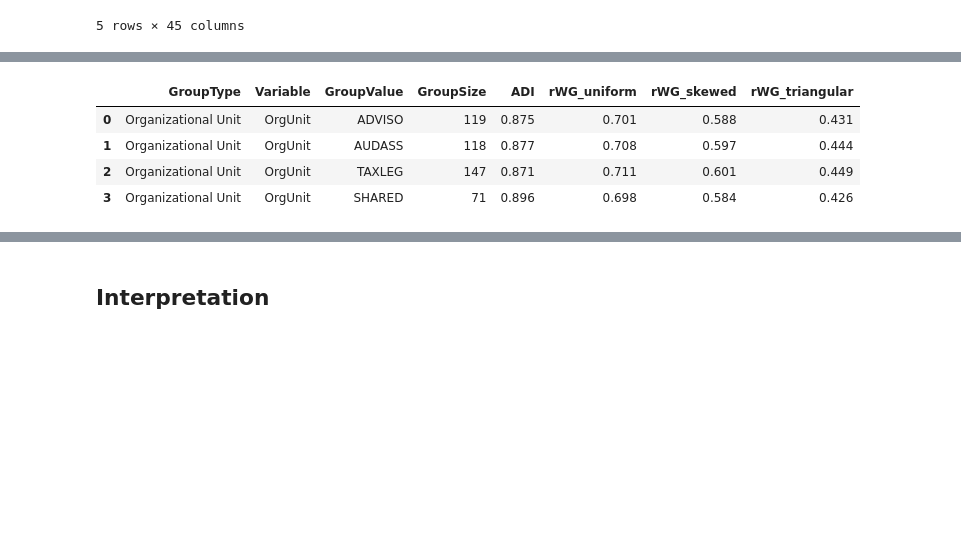
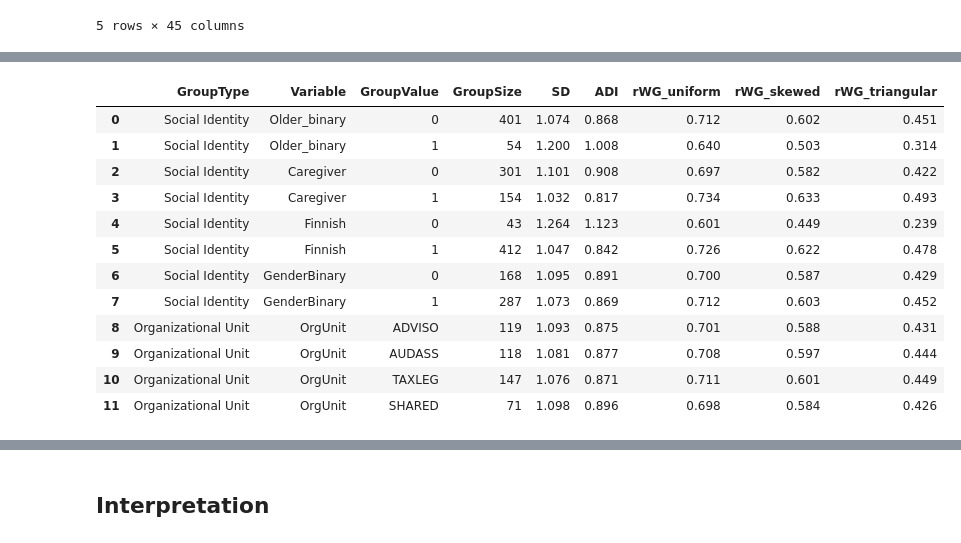
Before and after one commit to MrVincentVega/Climate-for-inclusion, a Jupyter notebook: rWG_ADI_2025.ipynb, the cells around one changed output, grey strips where cells are left out. Cells and saved outputs as stored; diff of their text form; code cells hidden in the pictures; blank space fills up the shorter version.

```diff
--- a/rWG_ADI_2025.ipynb
+++ b/rWG_ADI_2025.ipynb
@@ -93,41 +58,79 @@ social_df_multi_rwg
 # %%
-# --- Assign OrgUnit group labels from dummy columns ---
+# -- Social identity variables --
+social_identity_groups = {
+    "Older_binary": "Older_binary",
+    "Caregiver": "CAREGIVER",
+    "Finnish": "FINNISH",
+    "GenderBinary": "GenderBinary"
+}
+
+social_identity_results = []
+
+for var_label, var_name in social_identity_groups.items():
+    for group_value in [0, 1]:
+        group_data = df[df[var_name] == group_value]["CI14"]
+        if len(group_data) >= 3:
+            result = {
+                "GroupType": "Social Identity",
+                "Variable": var_label,
+                "GroupValue": group_value,
+                "GroupSize": len(group_data),
+                "SD": np.std(group_data, ddof=0),
+                "ADI": adi(group_data)
+            }
+            for label, sigma_sq in expected_vars.items():
+                result[label] = rwg_fixed(group_data, sigma_sq)
+            social_identity_results.append(result)
+
+social_df_sd = pd.DataFrame(social_identity_results)
+
+# -- Organizational Units --
 org_units = ['AUDASS', 'TAXLEG', 'ADVISO', 'SHARED']
 
 def get_org_unit(row):
     for unit in org_units:
         if row[unit] == 1:
             return unit
     return "Unknown"
 
 df["OrgUnit"] = df.apply(get_org_unit, axis=1)
 
-# --- Calculate metrics for each organizational unit ---
 org_unit_results = []
 
 for unit in df["OrgUnit"].unique():
     group_data = df[df["OrgUnit"] == unit]["CI14"]
-    result = {
-        "GroupType": "Organizational Unit",
-        "Variable": "OrgUnit",
-        "GroupValue": unit,
-        "GroupSize": len(group_data),
-        "ADI": adi(group_data)
-    }
-    # Add rWG values under each distributional assumption
-    for label, sigma_sq in expected_vars.items():
-        result[label] = rwg_fixed(group_data, sigma_sq)
-    org_unit_results.append(result)
+    if len(group_data) >= 3:
+        result = {
+            "GroupType": "Organizational Unit",
+            "Variable": "OrgUnit",
+            "GroupValue": unit,
+            "GroupSize": len(group_data),
+            "SD": np.std(group_data, ddof=0),
+            "ADI": adi(group_data)
+        }
+        for label, sigma_sq in expected_vars.items():
+            result[label] = rwg_fixed(group_data, sigma_sq)
+        org_unit_results.append(result)
 
-# --- Create and round the final DataFrame ---
-org_df_multi_rwg = pd.DataFrame(org_unit_results)
-org_df_multi_rwg = org_df_multi_rwg.round(3)
+org_df_sd = pd.DataFrame(org_unit_results)
 
-# --- Display the result ---
-org_df_multi_rwg
+# -- Combine and round results --
+results_df = pd.concat([social_df_sd, org_df_sd], ignore_index=True)
+results_df = results_df.round(3)
+
+# -- View the final results --
+results_df
 # %% [output]
-|  | GroupType | Variable | GroupValue | GroupSize | ADI | rWG_uniform | rWG_skewed | rWG_triangular |
-| 0 | Organizational Unit | OrgUnit | ADVISO | 119 | 0.875 | 0.701 | 0.588 | 0.431 |
-| 1 | Organizational Unit | OrgUnit | AUDASS | 118 | 0.877 | 0.708 | 0.597 | 0.444 |
-| 2 | Organizational Unit | OrgUnit | TAXLEG | 147 | 0.871 | 0.711 | 0.601 | 0.449 |
-| 3 | Organizational Unit | OrgUnit | SHARED | 71 | 0.896 | 0.698 | 0.584 | 0.426 |
+|  | GroupType | Variable | GroupValue | GroupSize | SD | ADI | rWG_uniform | rWG_skewed | rWG_triangular |
+| 0 | Social Identity | Older_binary | 0 | 401 | 1.074 | 0.868 | 0.712 | 0.602 | 0.451 |
+| 1 | Social Identity | Older_binary | 1 | 54 | 1.200 | 1.008 | 0.640 | 0.503 | 0.314 |
+| 2 | Social Identity | Caregiver | 0 | 301 | 1.101 | 0.908 | 0.697 | 0.582 | 0.422 |
+| 3 | Social Identity | Caregiver | 1 | 154 | 1.032 | 0.817 | 0.734 | 0.633 | 0.493 |
+| 4 | Social Identity | Finnish | 0 | 43 | 1.264 | 1.123 | 0.601 | 0.449 | 0.239 |
+| 5 | Social Identity | Finnish | 1 | 412 | 1.047 | 0.842 | 0.726 | 0.622 | 0.478 |
+| 6 | Social Identity | GenderBinary | 0 | 168 | 1.095 | 0.891 | 0.700 | 0.587 | 0.429 |
+| 7 | Social Identity | GenderBinary | 1 | 287 | 1.073 | 0.869 | 0.712 | 0.603 | 0.452 |
+| 8 | Organizational Unit | OrgUnit | ADVISO | 119 | 1.093 | 0.875 | 0.701 | 0.588 | 0.431 |
+| 9 | Organizational Unit | OrgUnit | AUDASS | 118 | 1.081 | 0.877 | 0.708 | 0.597 | 0.444 |
+| 10 | Organizational Unit | OrgUnit | TAXLEG | 147 | 1.076 | 0.871 | 0.711 | 0.601 | 0.449 |
+| 11 | Organizational Unit | OrgUnit | SHARED | 71 | 1.098 | 0.896 | 0.698 | 0.584 | 0.426 |
```
Also changed, not shown: parts of 12 cells of this notebook.
